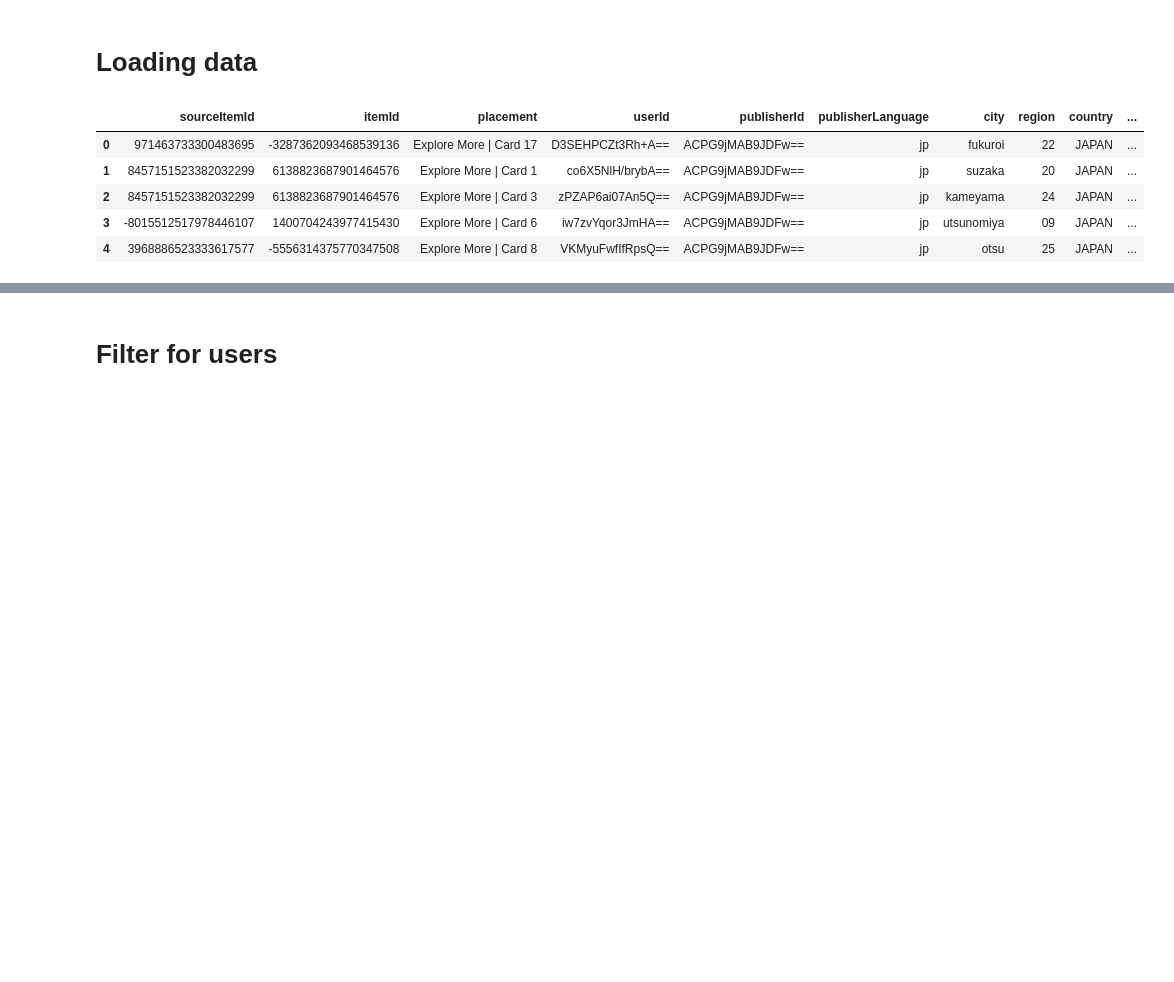
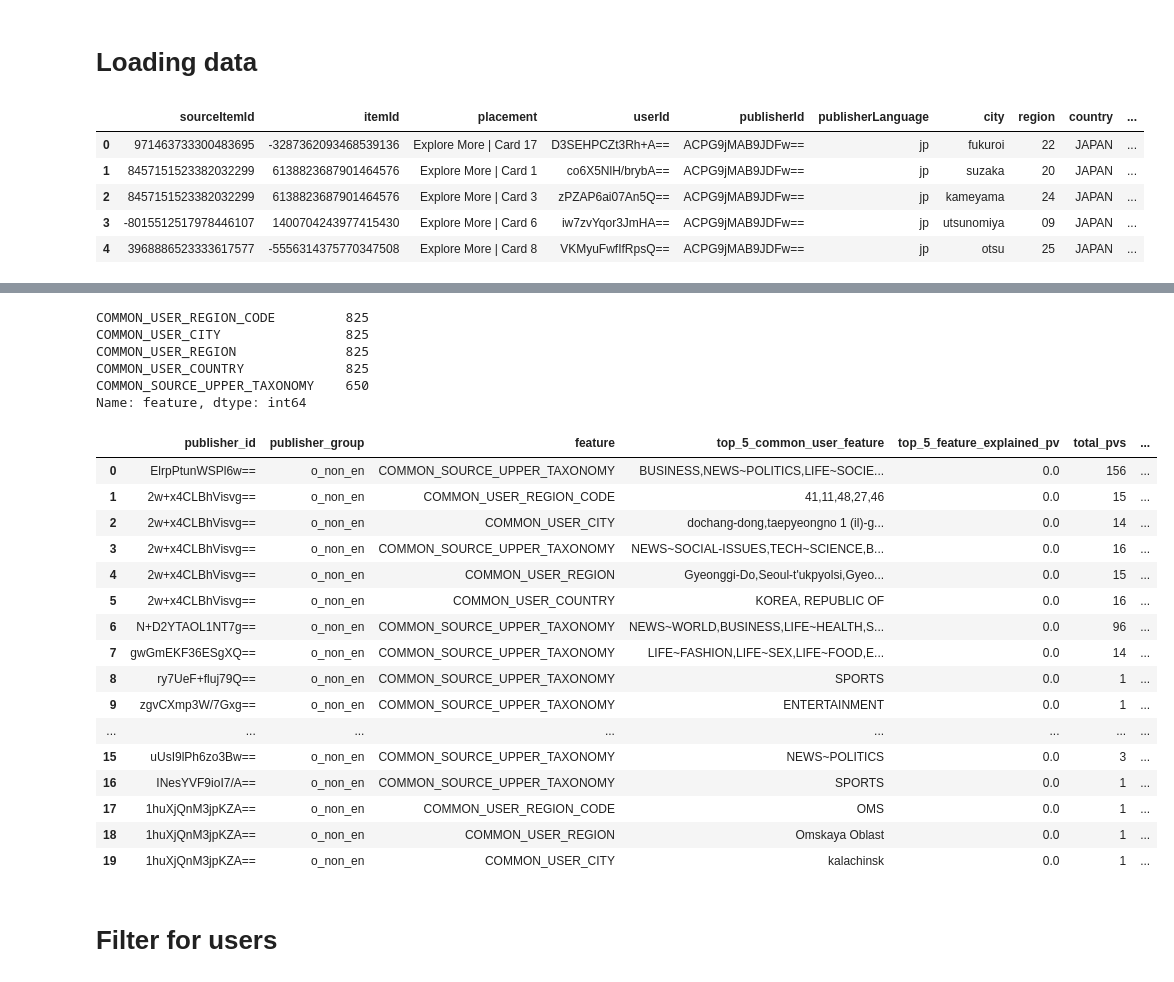
Before and after one commit to ofrizzz/Starship, a Jupyter notebook: data-cleaning.ipynb, the cells around one changed output, grey strips where cells are left out. Drawn from its saved outputs; the diff is of its cells as text; code cells hidden in the pictures; blank space fills up the shorter version.

```diff
--- a/data-cleaning.ipynb
+++ b/data-cleaning.ipynb
@@ -41,3 +45,5 @@ day7_df_orig = pd.read_csv("C:\\Users\\ofri\\Desktop\\ofri\\B.sc\\semester e\\St
 day7_df = day7_df_orig.copy()
 # %%
 dfs_lst = [day1_df, day2_df, day3_df, day4_df, day5_df, day6_df, day7_df]
+# %%
+pub_com_users = pd.read_csv("C:\\Users\\ofri\\Desktop\\ofri\\B.sc\\semester e\\Starship\\main dataset\\publisher-common-users.csv")
@@ -44,3 +79,32 @@ dfs_lst = [day1_df, day2_df, day3_df, day4_df, day5_df, day6_df, day7_df]
+# %%
+pub_com_users["feature"].value_counts()
+# %% [output]
+COMMON_USER_REGION_CODE         825
+COMMON_USER_CITY                825
+COMMON_USER_REGION              825
+COMMON_USER_COUNTRY             825
+COMMON_SOURCE_UPPER_TAXONOMY    650
+Name: feature, dtype: int64
+# %%
+pub_com_users.head(20)
+# %% [output]
+|  | publisher_id | publisher_group | feature | top_5_common_user_feature | top_5_feature_explained_pv | total_pvs | ... |
+| 0 | ElrpPtunWSPl6w== | o_non_en | COMMON_SOURCE_UPPER_TAXONOMY | BUSINESS,NEWS~POLITICS,LIFE~SOCIE... | 0.0 | 156 | ... |
+| 1 | 2w+x4CLBhVisvg== | o_non_en | COMMON_USER_REGION_CODE | 41,11,48,27,46 | 0.0 | 15 | ... |
+| 2 | 2w+x4CLBhVisvg== | o_non_en | COMMON_USER_CITY | dochang-dong,taepyeongno 1 (il)-g... | 0.0 | 14 | ... |
+| 3 | 2w+x4CLBhVisvg== | o_non_en | COMMON_SOURCE_UPPER_TAXONOMY | NEWS~SOCIAL-ISSUES,TECH~SCIENCE,B... | 0.0 | 16 | ... |
+| 4 | 2w+x4CLBhVisvg== | o_non_en | COMMON_USER_REGION | Gyeonggi-Do,Seoul-t'ukpyolsi,Gyeo... | 0.0 | 15 | ... |
+| 5 | 2w+x4CLBhVisvg== | o_non_en | COMMON_USER_COUNTRY | KOREA, REPUBLIC OF | 0.0 | 16 | ... |
+| 6 | N+D2YTAOL1NT7g== | o_non_en | COMMON_SOURCE_UPPER_TAXONOMY | NEWS~WORLD,BUSINESS,LIFE~HEALTH,S... | 0.0 | 96 | ... |
+| 7 | gwGmEKF36ESgXQ== | o_non_en | COMMON_SOURCE_UPPER_TAXONOMY | LIFE~FASHION,LIFE~SEX,LIFE~FOOD,E... | 0.0 | 14 | ... |
+| 8 | ry7UeF+fluj79Q== | o_non_en | COMMON_SOURCE_UPPER_TAXONOMY | SPORTS | 0.0 | 1 | ... |
+| 9 | zgvCXmp3W/7Gxg== | o_non_en | COMMON_SOURCE_UPPER_TAXONOMY | ENTERTAINMENT | 0.0 | 1 | ... |
+| ... | ... | ... | ... | ... | ... | ... | ... |
+| 15 | uUsI9lPh6zo3Bw== | o_non_en | COMMON_SOURCE_UPPER_TAXONOMY | NEWS~POLITICS | 0.0 | 3 | ... |
+| 16 | INesYVF9ioI7/A== | o_non_en | COMMON_SOURCE_UPPER_TAXONOMY | SPORTS | 0.0 | 1 | ... |
+| 17 | 1huXjQnM3jpKZA== | o_non_en | COMMON_USER_REGION_CODE | OMS | 0.0 | 1 | ... |
+| 18 | 1huXjQnM3jpKZA== | o_non_en | COMMON_USER_REGION | Omskaya Oblast | 0.0 | 1 | ... |
+| 19 | 1huXjQnM3jpKZA== | o_non_en | COMMON_USER_CITY | kalachinsk | 0.0 | 1 | ... |
 # %% [markdown]
 # Filter for users
 # %%
```
Also changed, not shown: parts of 31 cells of this notebook.
